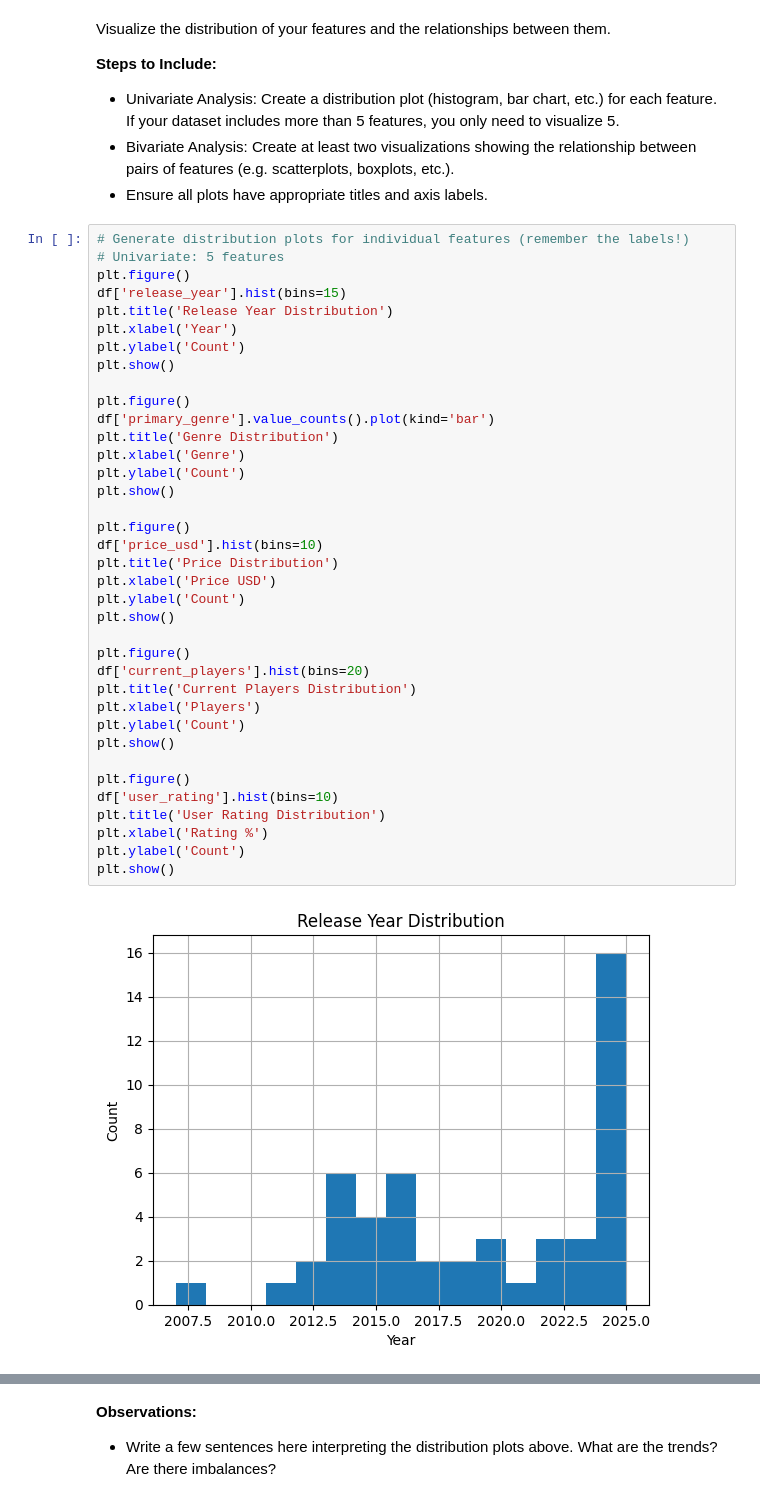
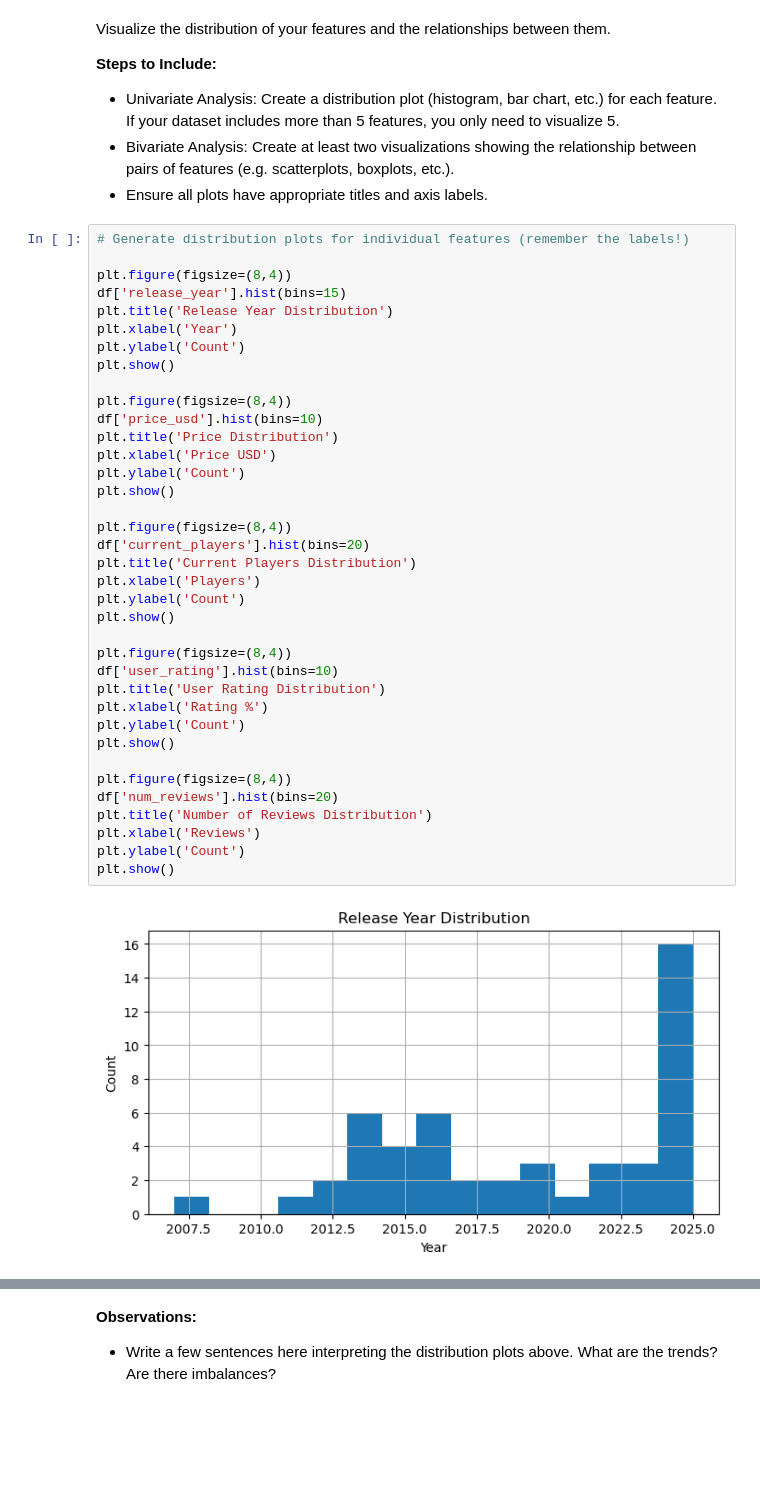
Before and after one commit to thanhvu911/machine-learning, a Jupyter notebook: Project 1 Instructions.ipynb, the cells around one changed output, grey strips where cells are left out. Drawn from its saved outputs; the diff is of its cells as text; blank space fills up the shorter version.

```diff
--- a/Project 1 Instructions.ipynb
+++ b/Project 1 Instructions.ipynb
@@ -277,40 +228,40 @@ Visualize the distribution of your features and the relationships between them.
 - Ensure all plots have appropriate titles and axis labels.
 # %%
 # Generate distribution plots for individual features (remember the labels!)
-# Univariate: 5 features
-plt.figure()
+
+plt.figure(figsize=(8,4))
 df['release_year'].hist(bins=15)
 plt.title('Release Year Distribution')
 plt.xlabel('Year')
 plt.ylabel('Count')
 plt.show()
 
-plt.figure()
-df['primary_genre'].value_counts().plot(kind='bar')
-plt.title('Genre Distribution')
-plt.xlabel('Genre')
-plt.ylabel('Count')
-plt.show()
-
-plt.figure()
+plt.figure(figsize=(8,4))
 df['price_usd'].hist(bins=10)
 plt.title('Price Distribution')
 plt.xlabel('Price USD')
 plt.ylabel('Count')
 plt.show()
 
-plt.figure()
+plt.figure(figsize=(8,4))
 df['current_players'].hist(bins=20)
 plt.title('Current Players Distribution')
 plt.xlabel('Players')
 plt.ylabel('Count')
 plt.show()
 
-plt.figure()
+plt.figure(figsize=(8,4))
 df['user_rating'].hist(bins=10)
 plt.title('User Rating Distribution')
 plt.xlabel('Rating %')
 plt.ylabel('Count')
 plt.show()
+
+plt.figure(figsize=(8,4))
+df['num_reviews'].hist(bins=20)
+plt.title('Number of Reviews Distribution')
+plt.xlabel('Reviews')
+plt.ylabel('Count')
+plt.show()
 # %% [output]
-[figure, old version]
+[figure, new version]
```
Also changed, not shown: parts of 6 cells of this notebook.
